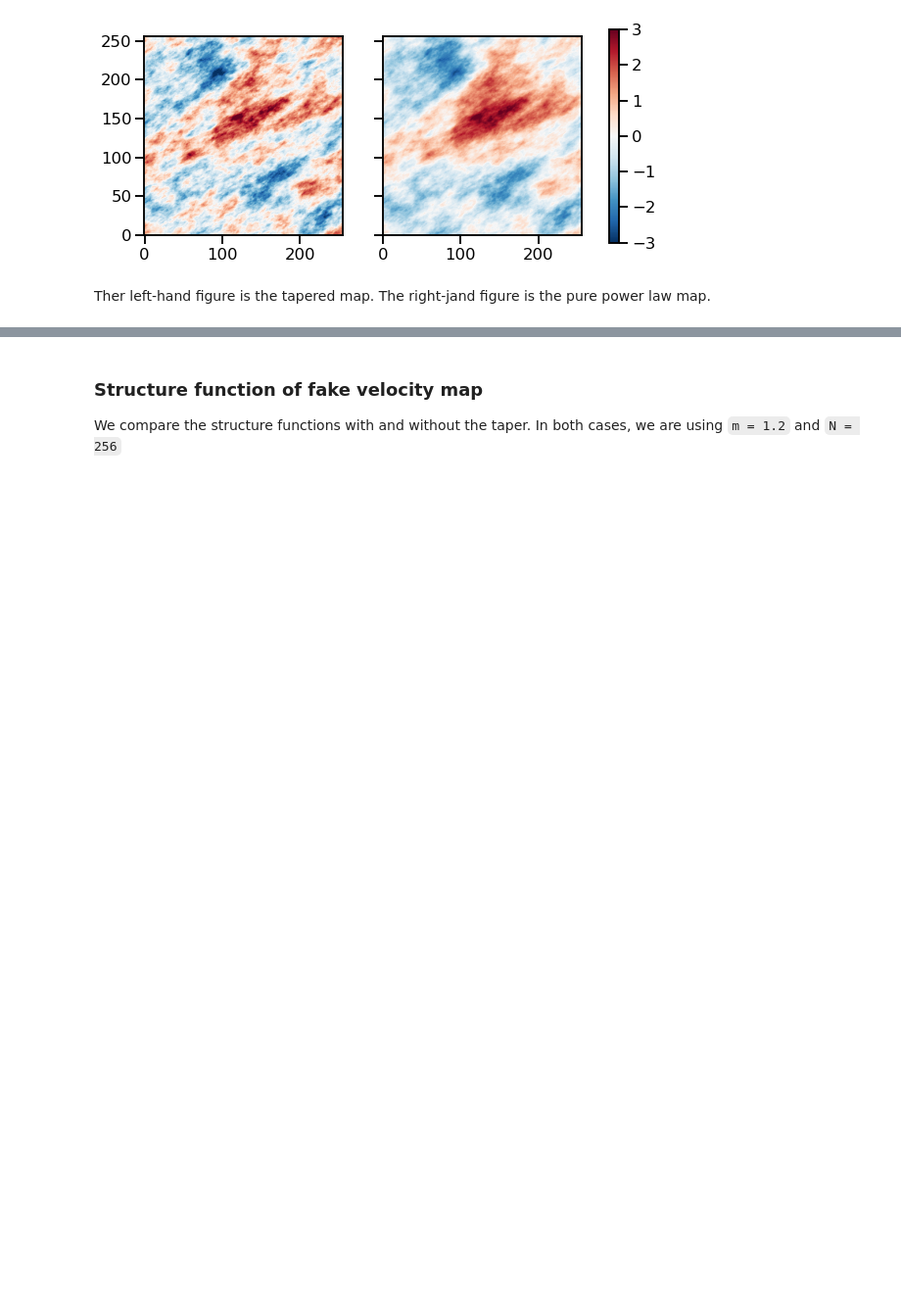
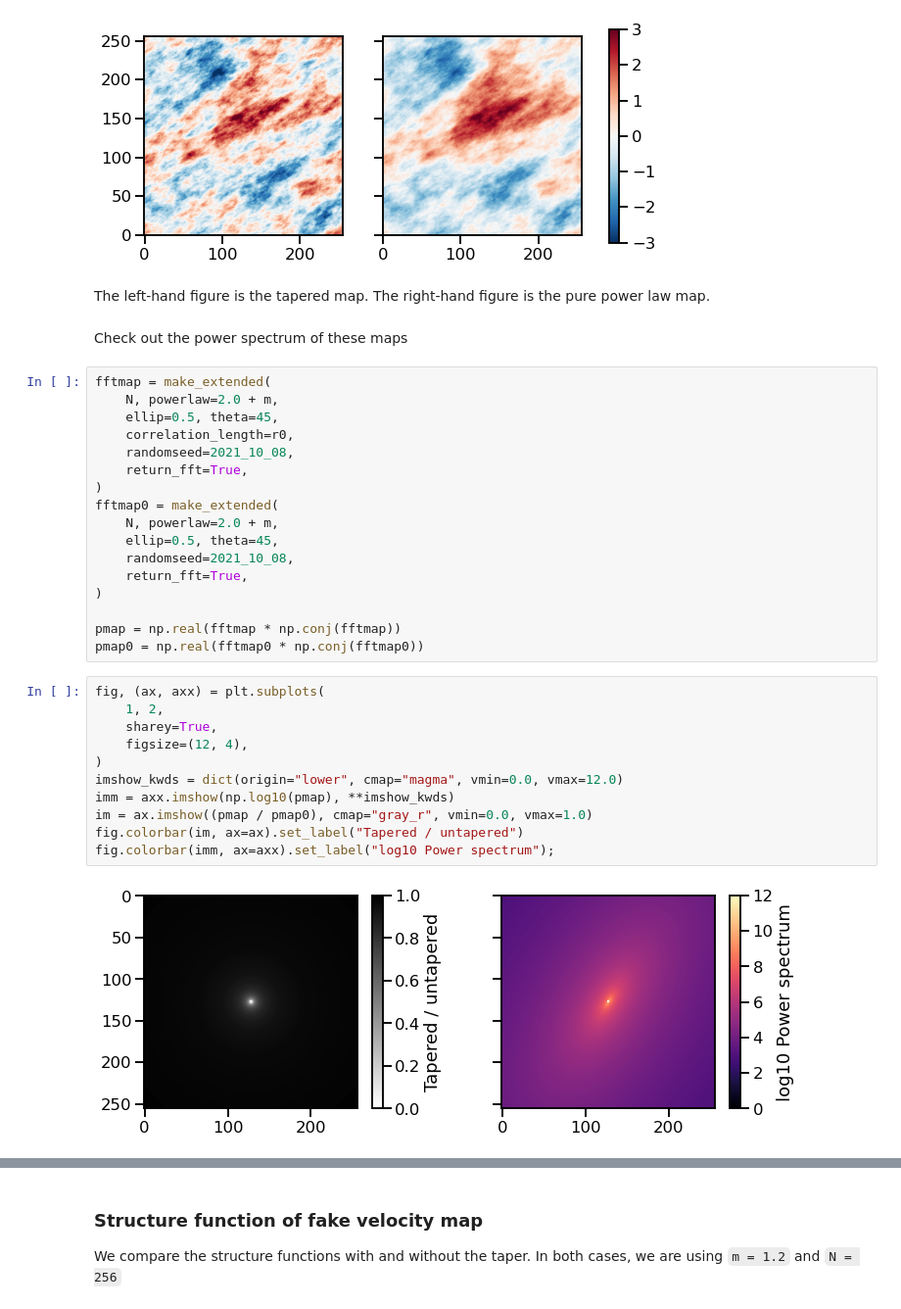
Before and after one commit to will-henney/mariano-velocity-statistics, a Jupyter notebook: fake-maps-seeing.ipynb, the cells around one changed output, grey strips where cells are left out. Shown at 98% size. Cells and saved outputs as stored; diff of their text form; blank space fills up the shorter version.

```diff
--- a/fake-maps-seeing.ipynb
+++ b/fake-maps-seeing.ipynb
@@ -67,4 +68,36 @@ fig.colorbar(im, ax=[ax, axx])
 <matplotlib.colorbar.Colorbar at 0x...>
 [figure]
 # %% [markdown]
-Ther left-hand figure is the tapered map. The right-jand figure is the pure power law map.
+The left-hand figure is the tapered map. The right-hand figure is the pure power law map.
+# %% [markdown]
+Check out the power spectrum of these maps
+# %%
+fftmap = make_extended(
+    N, powerlaw=2.0 + m,
+    ellip=0.5, theta=45,
+    correlation_length=r0,
+    randomseed=2021_10_08,
+    return_fft=True,
+)
+fftmap0 = make_extended(
+    N, powerlaw=2.0 + m,
+    ellip=0.5, theta=45,
+    randomseed=2021_10_08,
+    return_fft=True,
+)
+
+pmap = np.real(fftmap * np.conj(fftmap))
+pmap0 = np.real(fftmap0 * np.conj(fftmap0))
+# %%
+fig, (ax, axx) = plt.subplots(
+    1, 2,
+    sharey=True,
+    figsize=(12, 4),
+)
+imshow_kwds = dict(origin="lower", cmap="magma", vmin=0.0, vmax=12.0)
+imm = axx.imshow(np.log10(pmap), **imshow_kwds)
+im = ax.imshow((pmap / pmap0), cmap="gray_r", vmin=0.0, vmax=1.0)
+fig.colorbar(im, ax=ax).set_label("Tapered / untapered")
+fig.colorbar(imm, ax=axx).set_label("log10 Power spectrum");
+# %% [output]
+[figure, added]
```
Also changed, not shown: parts of 26 cells of this notebook, 26 other files.
